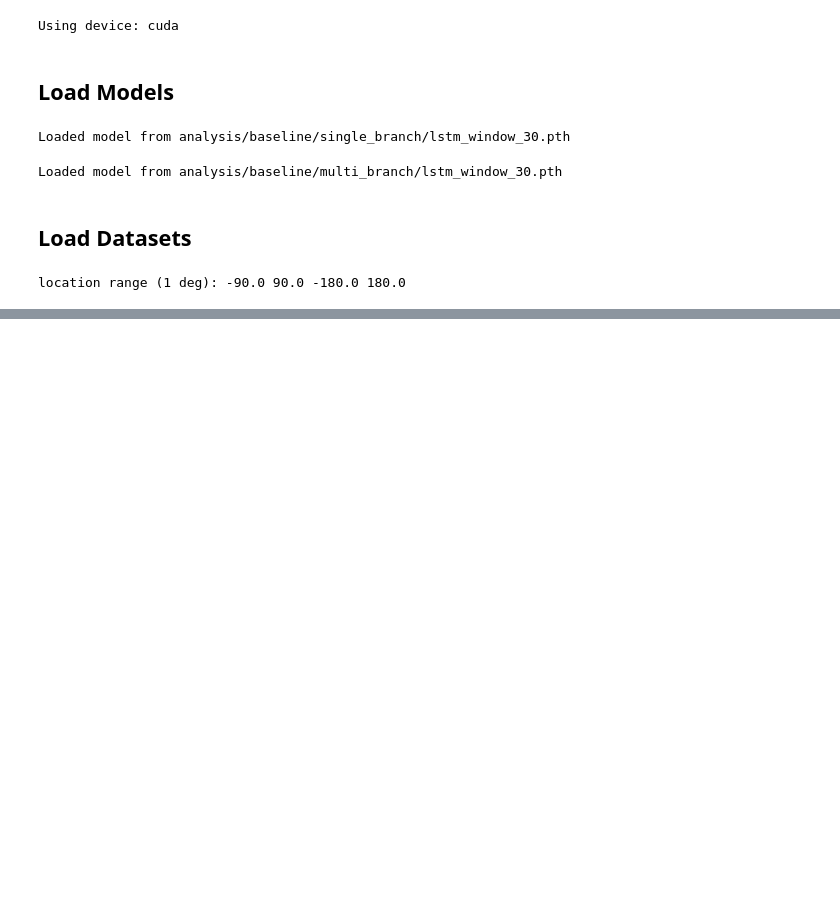
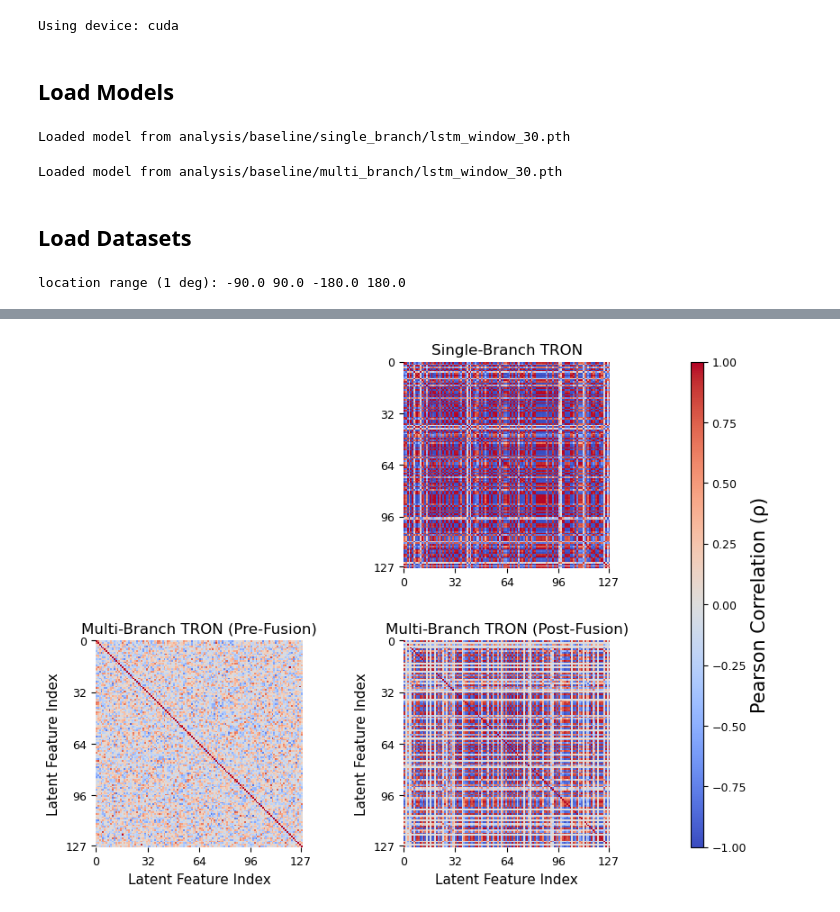
Before and after one commit to kkazuma19/CosmicRays-Operator, a Jupyter notebook: analysis/branch/notebook.ipynb, the cells around one changed output, grey strips where cells are left out. Saved outputs shown, nothing was run; the diff lists cells and outputs as text; code cells hidden in the pictures; blank space fills up the shorter version.

```diff
--- a/analysis/branch/notebook.ipynb
+++ b/analysis/branch/notebook.ipynb
@@ -352,0 +278,87 @@ Mean inter-sensor correlation (multi-branch pre-fusion): 0.102
+# %%
+import matplotlib.pyplot as plt
+import seaborn as sns
+import matplotlib as mpl
+
+mpl.rcParams.update({
+    "font.size": 11,
+    "axes.titlesize": 12,
+    "axes.labelsize": 11,
+})
+
+# --- Create figure with GridSpec ---
+fig = plt.figure(figsize=(9, 7))
+gs = fig.add_gridspec(
+    2, 3,                 # 2 rows, 3 columns
+    width_ratios=[1.0, 1.0, 0.05],   # last column = colorbar
+    height_ratios=[1.0, 1.0],
+    wspace=0.35,
+    hspace=0.35
+)
+
+# --- Axes definitions ---
+ax_blank = fig.add_subplot(gs[0, 0])
+ax_single = fig.add_subplot(gs[0, 1])
+ax_pre    = fig.add_subplot(gs[1, 0])
+ax_post   = fig.add_subplot(gs[1, 1])
+cax       = fig.add_subplot(gs[:, 2])  # colorbar spans both rows
+
+ax_blank.axis("off")
+
+# --- Sparse ticks ---
+ticks = [0, 32, 64, 96, 127]
+ticklabels = [str(t) for t in ticks]
+
+# --- Common kwargs ---
+hm_kwargs = dict(
+    cmap="coolwarm",
+    vmin=-1, vmax=1,
+    square=True,
+    cbar=False,
+    xticklabels=False,
+    yticklabels=False,
+    rasterized=True
+)
+
+# ======== PLOTS ========
+
+# (a) Single-branch
+sns.heatmap(C_single, ax=ax_single, **hm_kwargs)
+ax_single.set_title("Single-Branch TRON")
+
+# (b) Pre-fusion
+sns.heatmap(C_pre, ax=ax_pre, **hm_kwargs)
+ax_pre.set_title("Multi-Branch TRON (Pre-Fusion)")
+
+
+# (c) Post-fusion
+sns.heatmap(C_post, ax=ax_post, **hm_kwargs)
+ax_post.set_title("Multi-Branch TRON (Post-Fusion)")
+
+
+# ======== TICKS & LABELS ========
+for ax in [ax_single, ax_pre, ax_post]:
+    ax.set_xticks(ticks)
+    ax.set_xticklabels(ticklabels, rotation=0)
+    ax.set_yticks(ticks)
+    ax.set_yticklabels(ticklabels, rotation=0)
+
+# labels only on left & bottom
+ax_pre.set_ylabel("Latent Feature Index")
+ax_post.set_ylabel("Latent Feature Index")
+ax_pre.set_xlabel("Latent Feature Index")
+ax_post.set_xlabel("Latent Feature Index")
+
+# ======== Shared Colorbar ========
+norm = mpl.colors.Normalize(vmin=-1, vmax=1)
+sm = mpl.cm.ScalarMappable(norm=norm, cmap="coolwarm")
+sm.set_array([])
+cbar = fig.colorbar(sm, cax=cax)
+cbar.set_label("Pearson Correlation (ρ)", fontsize=15)
+
+# Save high-res
+fig.savefig("analysis/branch/figures/latent_corr_2x2_clean.png", dpi=600, bbox_inches="tight")
+
+plt.show()
+# %% [output]
+[figure, added]
```
Also changed, not shown: parts of 2 cells of this notebook, 13 other files.
